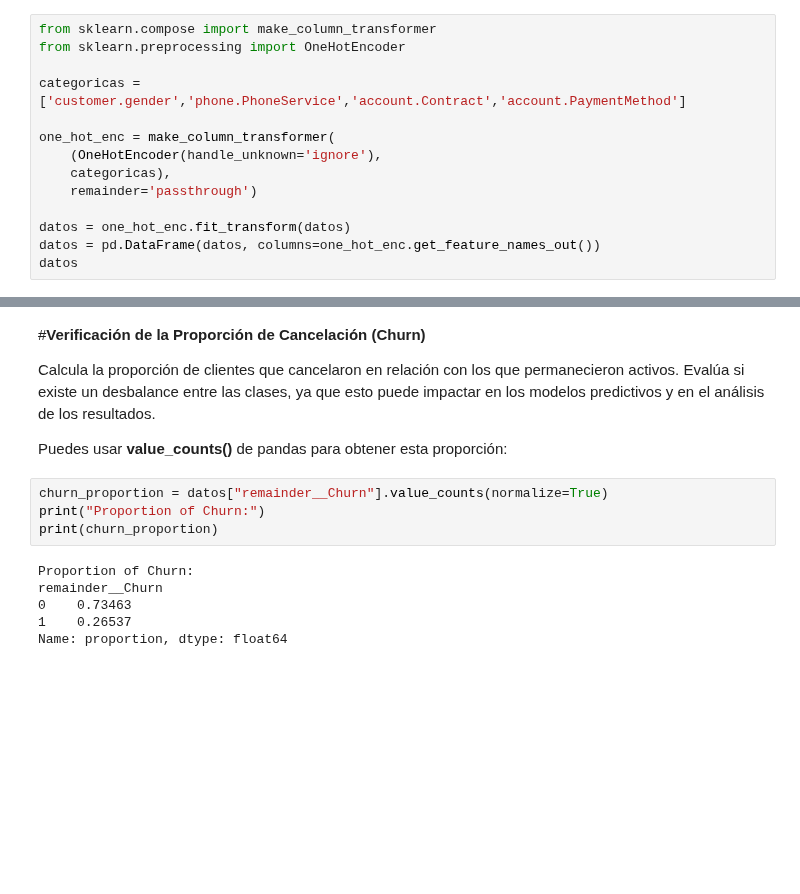
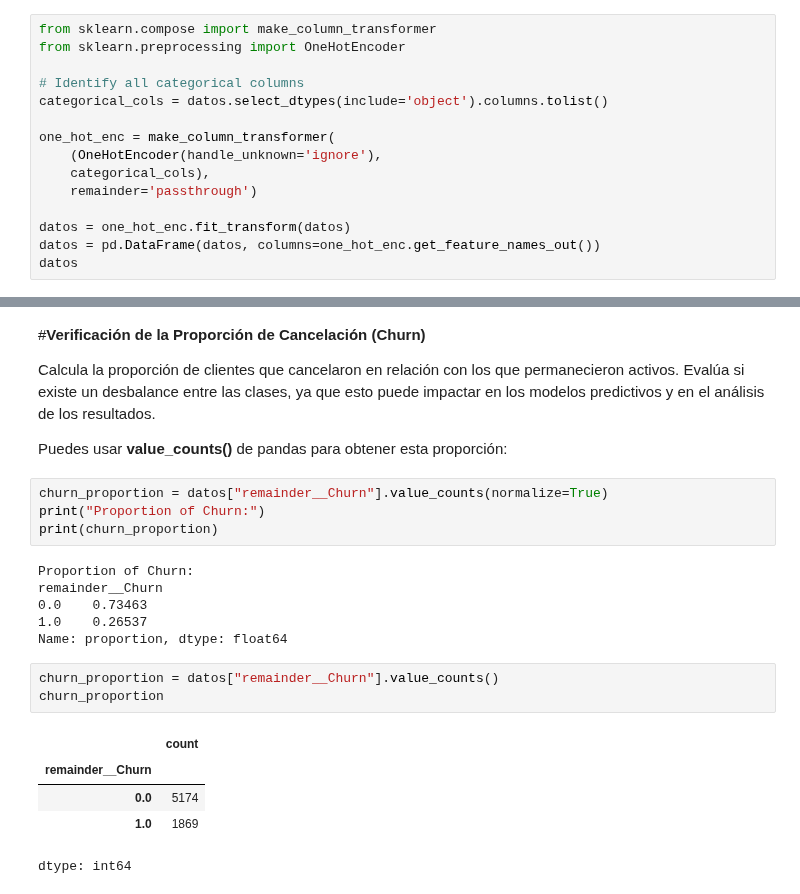
Before and after one commit to Ivan8Garcia/challenge-data-science, a Jupyter notebook: TelecomX_Parte2.ipynb, the cells around one changed output, grey strips where cells are left out. Cells and saved outputs as stored; diff of their text form; blank space fills up the shorter version.

```diff
--- a/TelecomX_Parte2.ipynb
+++ b/TelecomX_Parte2.ipynb
@@ -107,11 +107,12 @@ Transforma las variables categóricas a formato numérico para hacerlas compatib
 from sklearn.compose import make_column_transformer
 from sklearn.preprocessing import OneHotEncoder
 
-categoricas = ['customer.gender','phone.PhoneService','account.Contract','account.PaymentMethod']
+# Identify all categorical columns
+categorical_cols = datos.select_dtypes(include='object').columns.tolist()
 
 one_hot_enc = make_column_transformer(
     (OneHotEncoder(handle_unknown='ignore'),
-    categoricas),
+    categorical_cols),
     remainder='passthrough')
 
 datos = one_hot_enc.fit_transform(datos)
@@ -144,6 +145,15 @@ print(churn_proportion)
 # %% [output]
 Proportion of Churn:
 remainder__Churn
-0    0.73463
-1    0.26537
+0.0    0.73463
+1.0    0.26537
 Name: proportion, dtype: float64
+# %%
+churn_proportion = datos["remainder__Churn"].value_counts()
+churn_proportion
+# %% [output]
+|  | count |
+| remainder__Churn |  |
+| 0.0 | 5174 |
+| 1.0 | 1869 |
+dtype: int64
```
Also changed, not shown: parts of 7 cells of this notebook.
